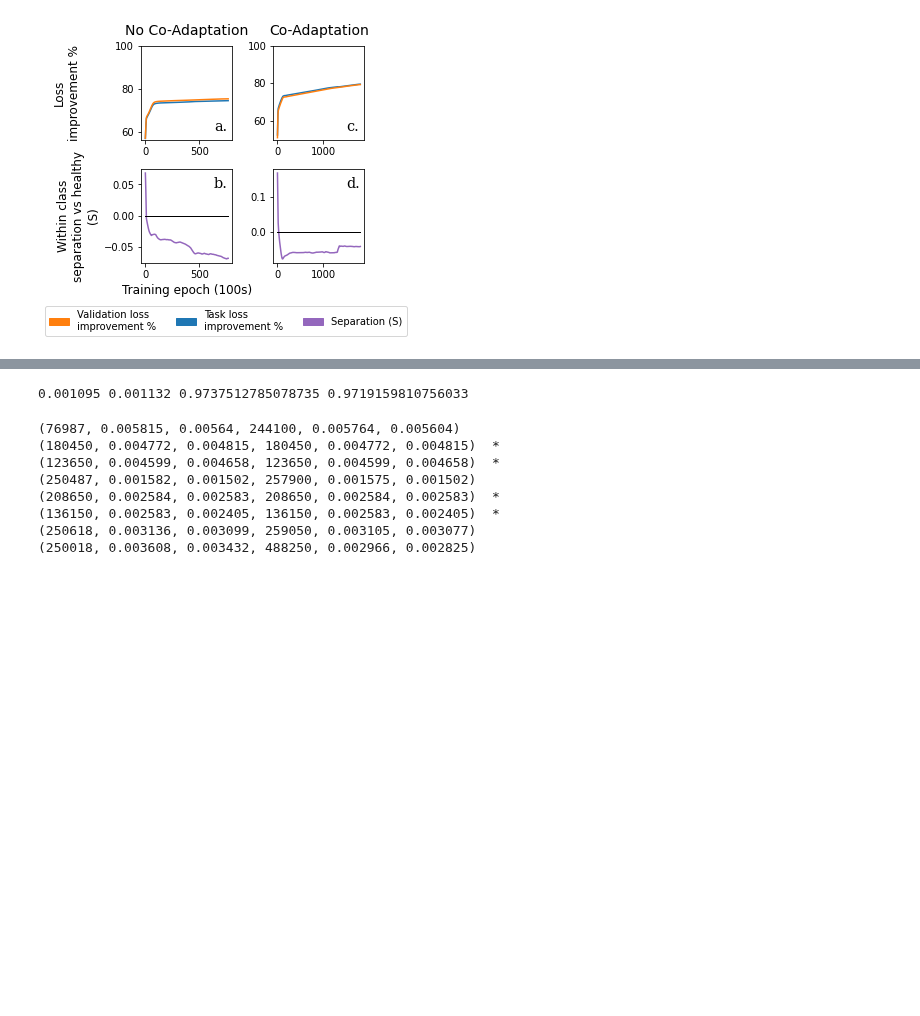
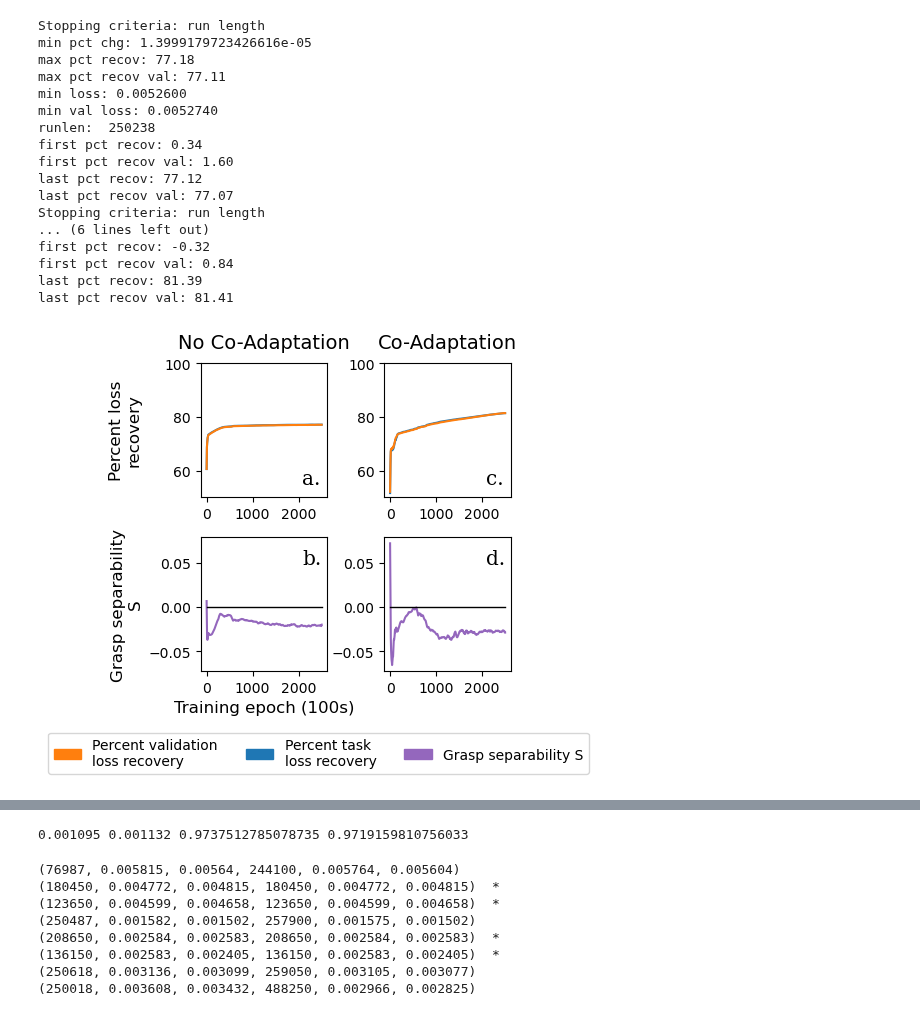
Before and after one commit to mmattb/coproc-poc, a Jupyter notebook: analyze_results.ipynb, the cells around one changed output, grey strips where cells are left out. Drawn from its saved outputs; the diff is of its cells as text; code cells hidden in the pictures; blank space fills up the shorter version.

Commit message:
Update notebooks used to generate results.

```diff
--- a/analyze_results.ipynb
+++ b/analyze_results.ipynb
@@ -138,19 +163,18 @@ def loss_eq_from_hist(task_loss_recs, pct_recov_recs):
 
     return recover_pct_loss_eq(tl1, pr1, tl2, pr2)
 
-def graph_results(root_path, fig, axs_loss, axs_sep, healthy_loss, lesioned_loss, apply_stopping_condition=True):
+def graph_results(root_path, fig, axs_loss, axs_sep, healthy_loss, lesioned_loss, apply_stopping_condition=True,
+                 pct_recov_trunc_thresh=0.97, pct_chg_thresh=0.001, smoothing_window_size=4000):
     log_path = os.path.join(root_path, "log")
 
     recs = json.load(open(log_path, "r"))
 
-    if apply_stopping_condition:
-        run_length, _, _, _, _, _ = apply_policy(recs)
-    else:
-        run_length = len(recs)
-
+    run_length, _, _, _, _, _ = apply_policy(recs, pct_chg_thresh=pct_chg_thresh,
+                                             apply_stopping_condition=apply_stopping_condition)
 
     pct_recov_raw = []
     task_loss = []
+    task_val_loss = []
     sep_raw = []
     eidx = 0
     for r in recs:
@@ -161,19 +185,22 @@ def graph_results(root_path, fig, axs_loss, axs_sep, healthy_loss, lesioned_loss
         try:
             sep_c = float(r['class_separation'])
             tl_c = float(r['task_loss'])
+            tvl_c = float(r['task_val_loss'])
             recov_c = 1 - (tl_c - healthy_loss) / (lesioned_loss - healthy_loss)
         except ValueError:
             continue
 
+
         pct_recov_raw.append(100.0 * recov_c)
         task_loss.append(tl_c)
+        task_val_loss.append(tvl_c)
         sep_raw.append(sep_c)
 
     pct_recov_val_raw = []
     eidx = 0
     for r in recs:
         eidx += 1
-        if eidx >= run_length:
+        if eidx > run_length:
             break
 
         try:
@@ -182,24 +209,41 @@ def graph_results(root_path, fig, axs_loss, axs_sep, healthy_loss, lesioned_loss
             continue
 
         prcv = 1 - (loss_val - healthy_loss) / (lesioned_loss - healthy_loss)
+
+        if prcv > pct_recov_trunc_thresh:
+            break
+
         pct_recov_val_raw.append(100.0 * prcv)
 
 
+    reported_run_length = len(pct_recov_val_raw)
+    pct_recov_raw = pct_recov_raw[:reported_run_length]
+    task_loss = task_loss[:reported_run_length]
+    sep_raw = sep_raw[:reported_run_length]
+
     epoch_count = len(pct_recov_raw)
+    print("max pct recov: %0.2f" % max(pct_recov_raw))
+    print("max pct recov val: %0.2f" % max(pct_recov_val_raw))
+    print("min loss: %0.7f" % min(task_loss))
+    print("min val loss: %0.7f" % min(task_val_loss))
+    print("runlen: ", run_length)
+    print("first pct recov: %0.2f" % pct_recov_raw[0])
+    print("first pct recov val: %0.2f" % pct_recov_val_raw[0])
+    print("last pct recov: %0.2f" % pct_recov_raw[-1])
+    print("last pct recov val: %0.2f" % pct_recov_val_raw[-1])
 
     # Smooth
-    smooth_window_size = 4000
     pct_recov = []
     pct_recov_val = []
     sep = []
     for eidx in range(epoch_count):
-        end_idx = min(epoch_count, eidx + smooth_window_size)
+        end_idx = min(epoch_count, eidx + smoothing_window_size)
 
         pct_recov.append(sum(pct_recov_raw[eidx:end_idx]) / (end_idx - eidx))
         sep.append(sum(sep_raw[eidx:end_idx]) / (end_idx - eidx))
 
     for eidx in range(len(pct_recov_val_raw)):
-        end_idx = min(len(pct_recov_val_raw), eidx + smooth_window_size)
+        end_idx = min(len(pct_recov_val_raw), eidx + smoothing_window_size)
         pct_recov_val.append(sum(pct_recov_val_raw[eidx:end_idx]) / (end_idx - eidx))
 
     axs_loss.plot([eidx / EPOCH_SCALAR for eidx in range(len(pct_recov))], pct_recov, color="tab:blue", label="loss")
@@ -303,18 +380,35 @@ def graph_dual(log_path1, log_path2, loss_healthy, loss_lesioned, title, fig, gr
 # %%
 fig = plt.figure(figsize=(4, 4))
 outer = gridspec.GridSpec(1, 1)
 
 axs_loss1, axs_sep1, axs_loss2, axs_sep2 = graph_dual(PATH_M1_NO_COADAPT, PATH_M1_COADAPT,
                                                      0.00056639, 0.02113609, "M1 50% Lesion",
-                                                     fig, outer[0])
+                                                     fig, outer[0], pct_chg_thresh=0.00000001)
 
 plt.savefig('paper/figs/training_results_m1.png', format='png', dpi=300, bbox_inches='tight')
 plt.show()
 
 # Conclusion: recovery possible in both cases
 # Conclusion: class separation improves after initially being low
 # %% [output]
+Stopping criteria: run length
+min pct chg: 1.3999179723426616e-05
+max pct recov: 77.18
+max pct recov val: 77.11
+min loss: 0.0052600
+min val loss: 0.0052740
+runlen:  250238
+first pct recov: 0.34
+first pct recov val: 1.60
+last pct recov: 77.12
+last pct recov val: 77.07
+Stopping criteria: run length
+... (6 lines left out)
+first pct recov: -0.32
+first pct recov val: 0.84
+last pct recov: 81.39
+last pct recov val: 81.41
-[figure, old version]
+[figure, new version]
 # %%
 fig = plt.figure(figsize=(4, 4))
 outer = gridspec.GridSpec(1, 1)
```
Also changed, not shown: parts of 12 cells of this notebook, 8 other files.
